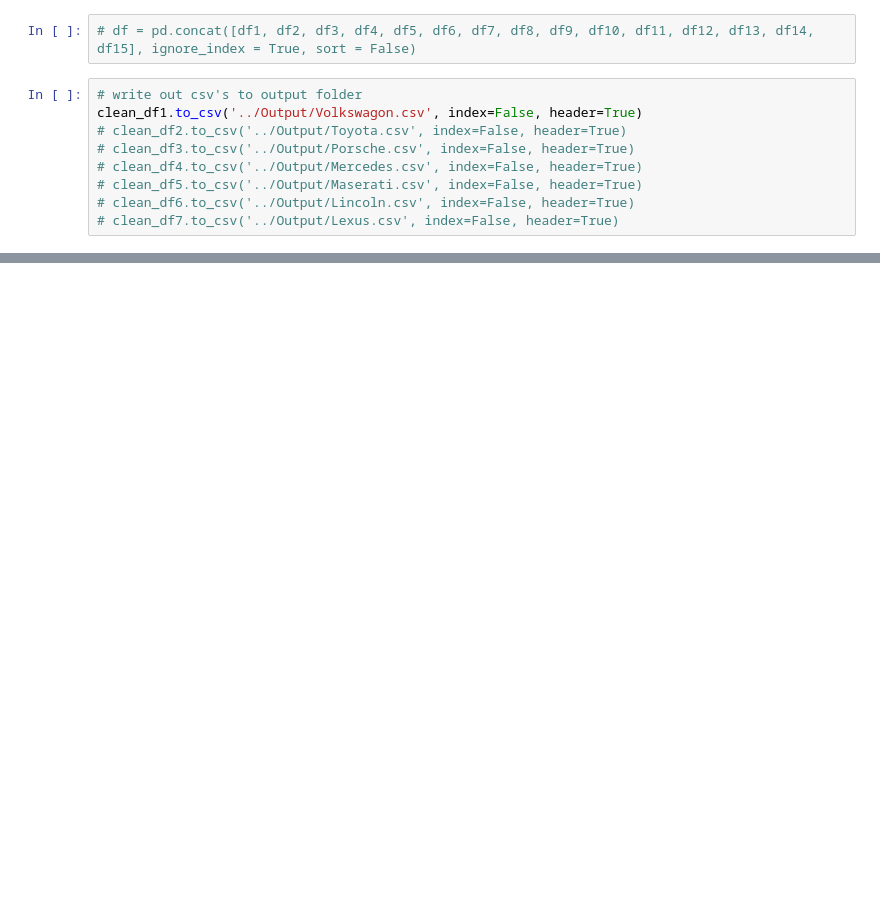
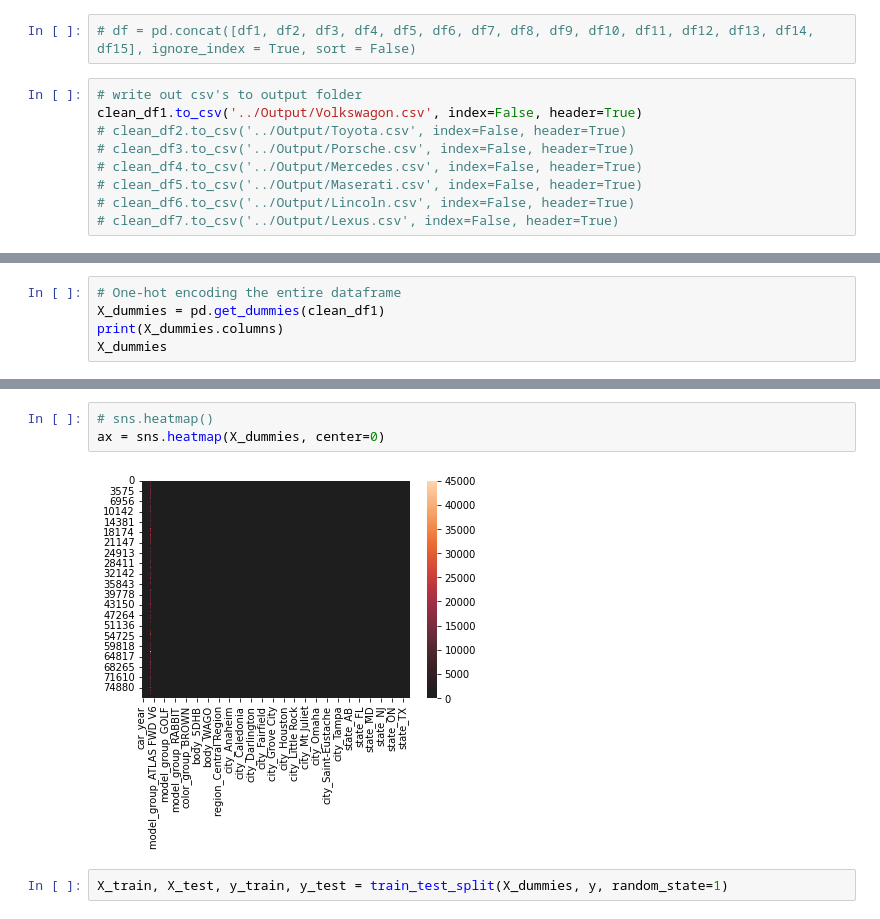
Before and after one commit to sudeshi1/WHUPL, a Jupyter notebook: Data Preprocessing/Data_Preprocessing.ipynb, the cells around one changed output, grey strips where cells are left out. Cells and saved outputs as stored; diff of their text form; blank space fills up the shorter version.

```diff
--- a/Data Preprocessing/Data_Preprocessing.ipynb
+++ b/Data Preprocessing/Data_Preprocessing.ipynb
@@ -138,0 +203,5 @@ clean_df1.to_csv('../Output/Volkswagon.csv', index=False, header=True)
+# %%
+# One-hot encoding the entire dataframe
+X_dummies = pd.get_dummies(clean_df1)
+print(X_dummies.columns)
+X_dummies
@@ -138,0 +230,7 @@ clean_df1.to_csv('../Output/Volkswagon.csv', index=False, header=True)
+# %%
+# sns.heatmap()
+ax = sns.heatmap(X_dummies, center=0)
+# %% [output]
+[figure, added]
+# %%
+X_train, X_test, y_train, y_test = train_test_split(X_dummies, y, random_state=1)
```
Also changed, not shown: parts of 19 cells of this notebook, 2 other files.
